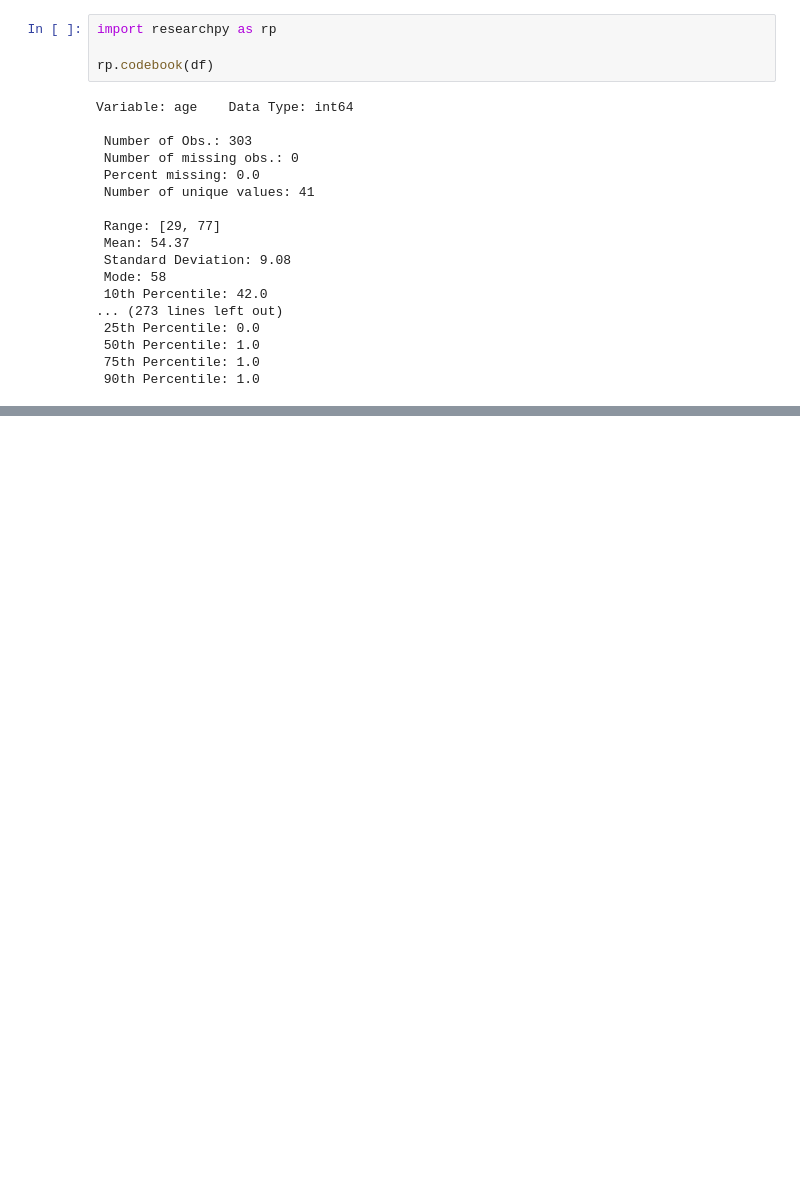
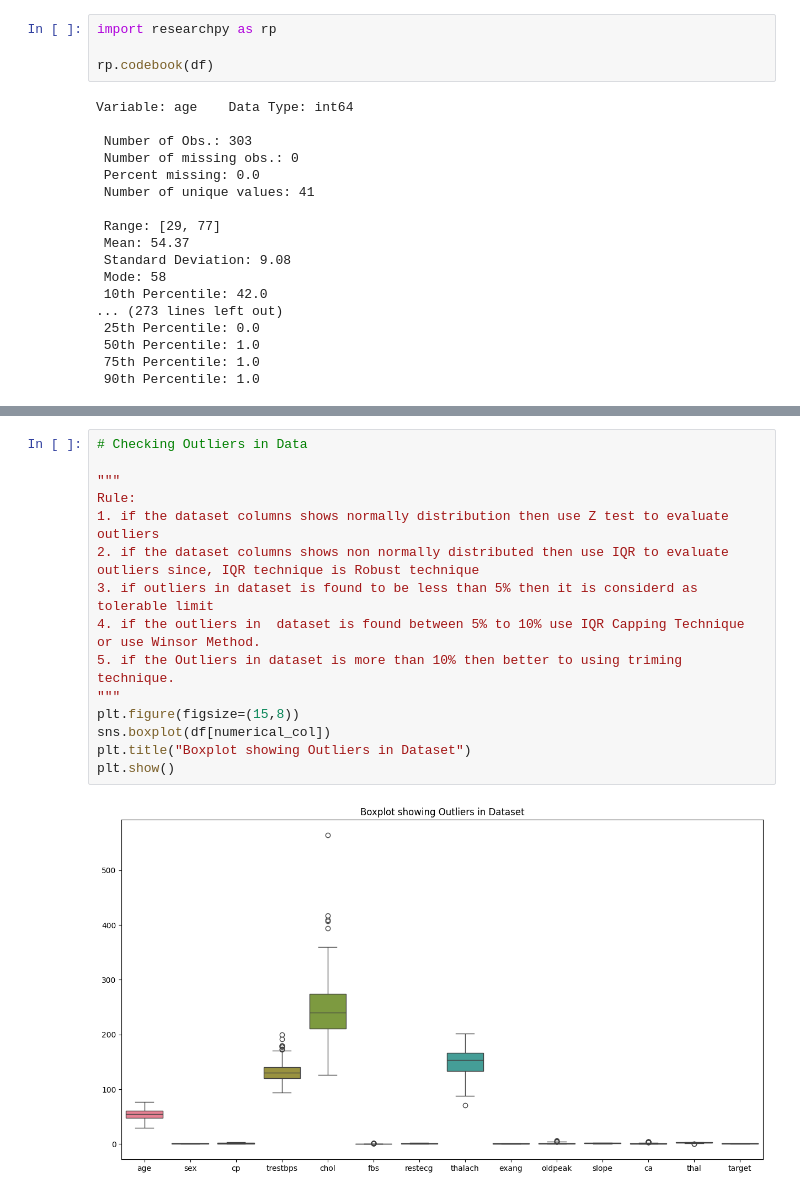
Before and after one commit to rushikeshpatil-123/heartdisese_predictionmodel, a Jupyter notebook: notebook/experiments/model.ipynb, the cells around one changed output, grey strips where cells are left out. Drawn from its saved outputs; the diff is of its cells as text; blank space fills up the shorter version.

```diff
--- a/notebook/experiments/model.ipynb
+++ b/notebook/experiments/model.ipynb
@@ -68,0 +77,17 @@ Variable: age    Data Type: int64
+# %%
+# Checking Outliers in Data
+
+"""
+Rule:
+1. if the dataset columns shows normally distribution then use Z test to evaluate outliers
+2. if the dataset columns shows non normally distributed then use IQR to evaluate outliers since, IQR technique is Robust technique
+3. if outliers in dataset is found to be less than 5% then it is considerd as tolerable limit
+4. if the outliers in  dataset is found between 5% to 10% use IQR Capping Technique or use Winsor Method.
+5. if the Outliers in dataset is more than 10% then better to using triming technique.
+"""
+plt.figure(figsize=(15,8))
+sns.boxplot(df[numerical_col])
+plt.title("Boxplot showing Outliers in Dataset")
+plt.show()
+# %% [output]
+[figure, added]
```
Also changed, not shown: parts of 7 cells of this notebook.
